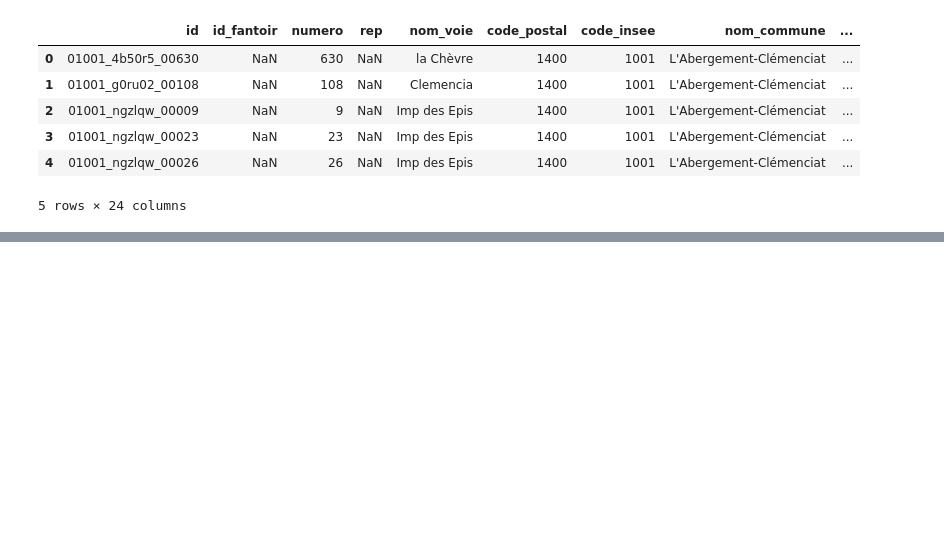
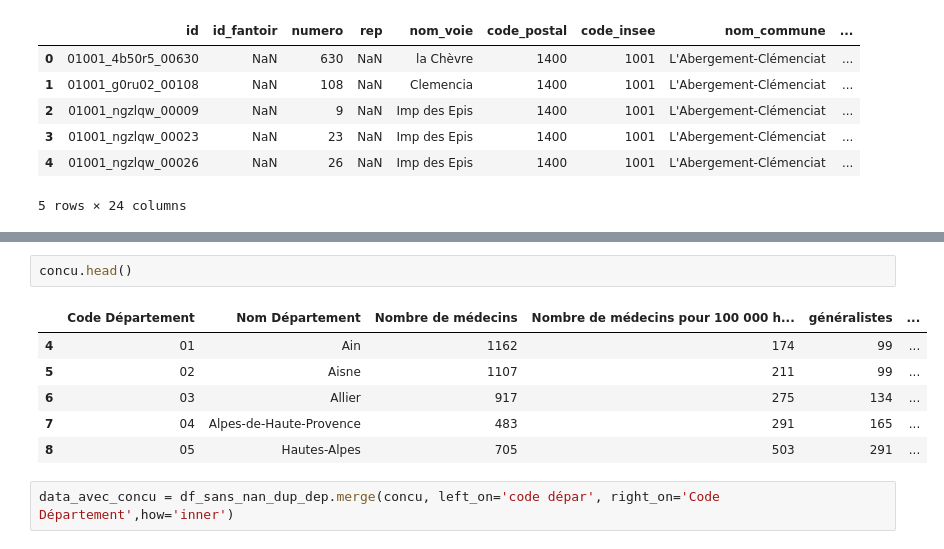
Before and after one commit to JulieBoyer/Econometrics, a Jupyter notebook: traitement_donnees.ipynb, the cells around one changed output, grey strips where cells are left out. Drawn from its saved outputs; the diff is of its cells as text; blank space fills up the shorter version.

```diff
--- a/traitement_donnees.ipynb
+++ b/traitement_donnees.ipynb
@@ -464,0 +468,11 @@ ban.head()
+# %%
+concu.head()
+# %% [output]
+|  | Code Département | Nom Département | Nombre de médecins | Nombre de médecins pour 100 000 h... | généralistes | ... |
+| 4 | 01 | Ain | 1162 | 174 | 99 | ... |
+| 5 | 02 | Aisne | 1107 | 211 | 99 | ... |
+| 6 | 03 | Allier | 917 | 275 | 134 | ... |
+| 7 | 04 | Alpes-de-Haute-Provence | 483 | 291 | 165 | ... |
+| 8 | 05 | Hautes-Alpes | 705 | 503 | 291 | ... |
+# %%
+data_avec_concu = df_sans_nan_dup_dep.merge(concu, left_on='code dépar', right_on='Code Département',how='inner')
```
Also changed, not shown: parts of 28 cells of this notebook.
